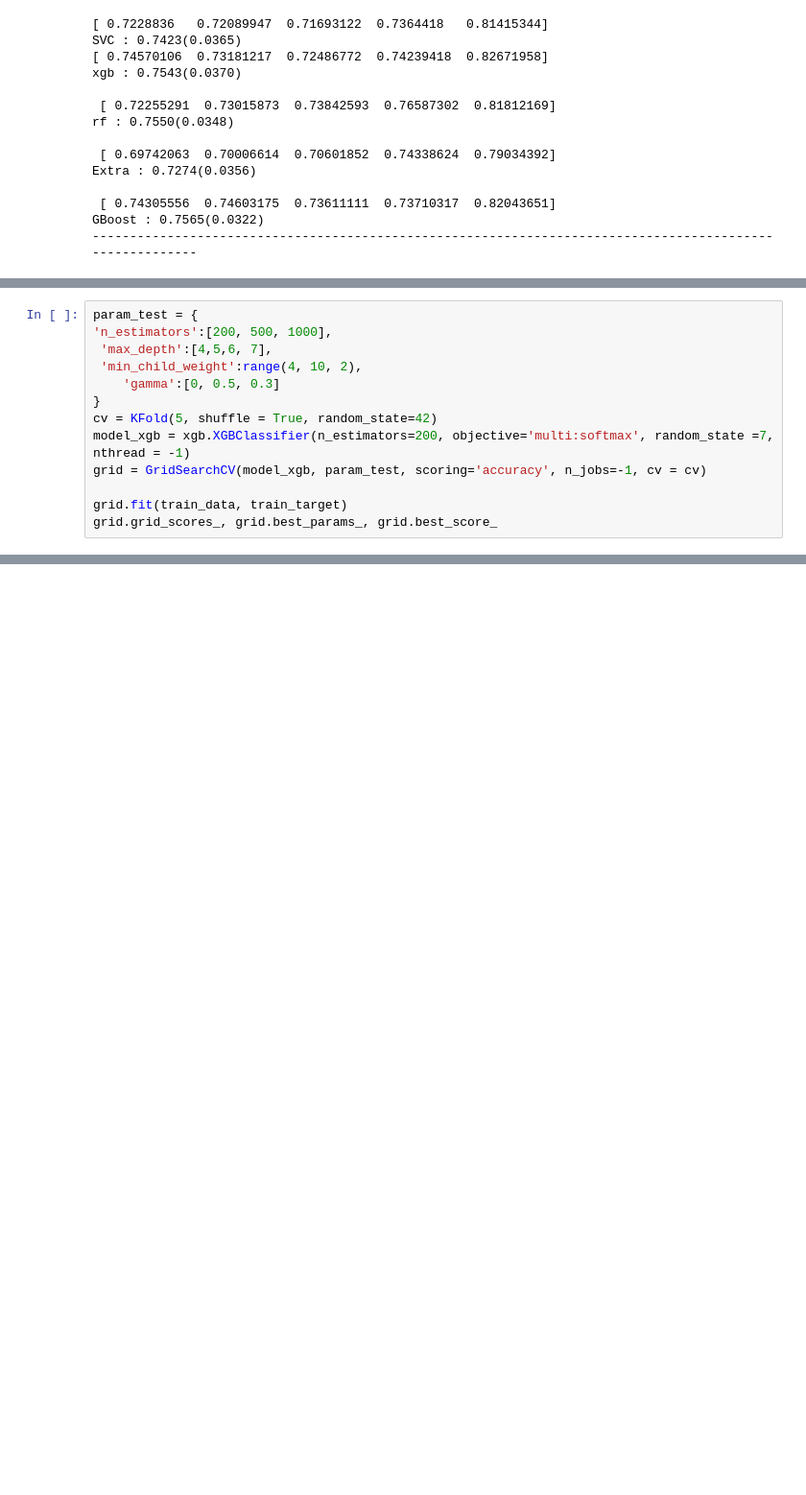
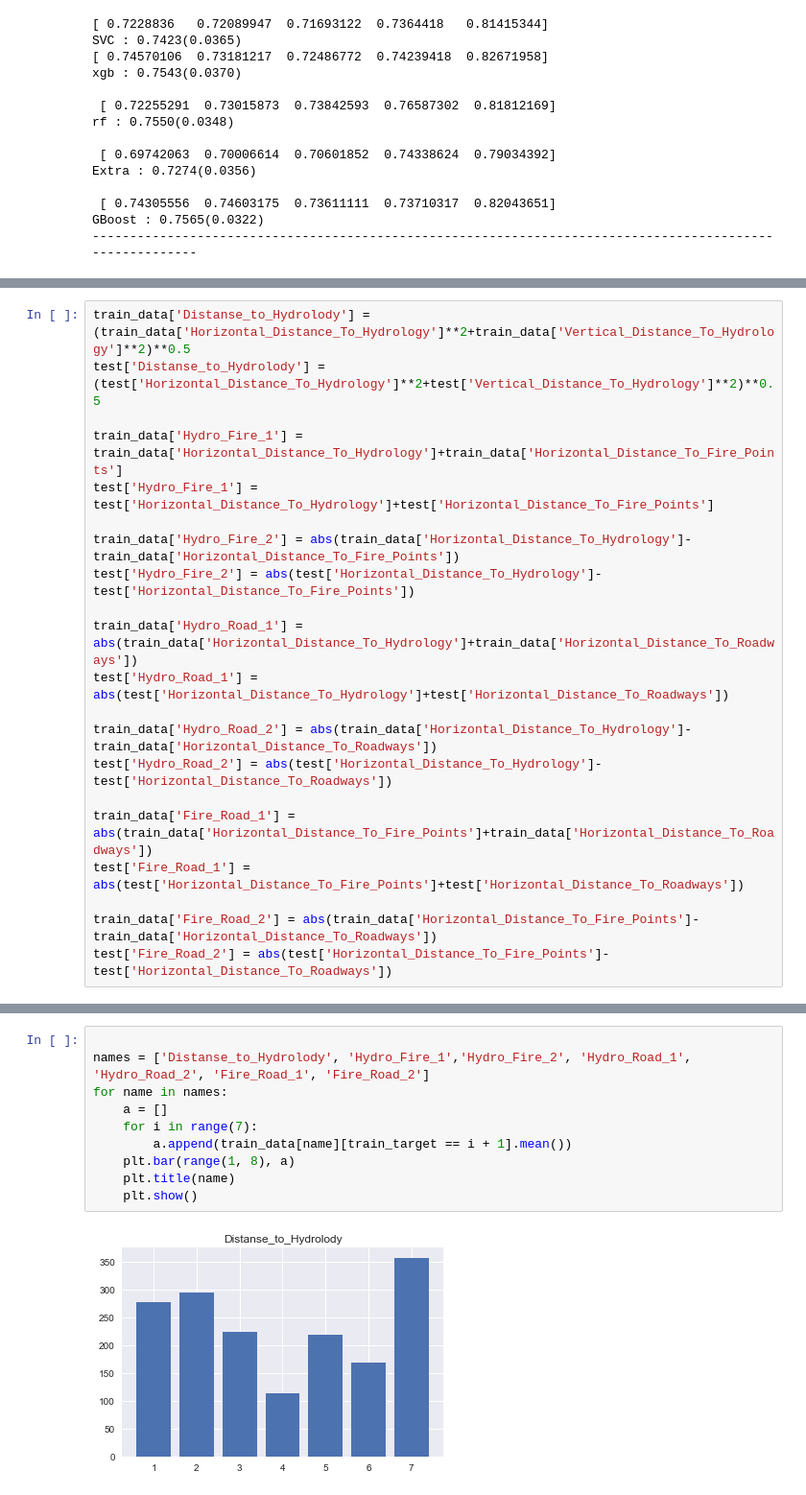
Before and after one commit to kjw1oo/Kaggle_project, a Jupyter notebook: Tree_Cover_type.ipynb, the cells around one changed output, grey strips where cells are left out. Shown at 96% size. Drawn from its saved outputs; the diff is of its cells as text; blank space fills up the shorter version.

```diff
--- a/Tree_Cover_type.ipynb
+++ b/Tree_Cover_type.ipynb
@@ -613,13 +318,0 @@ from sklearn.model_selection import GridSearchCV
-# %%
-param_test = {
-'n_estimators':[200, 500, 1000],
- 'max_depth':[4,5,6, 7],
- 'min_child_weight':range(4, 10, 2),
-    'gamma':[0, 0.5, 0.3]
-}
-cv = KFold(5, shuffle = True, random_state=42)
-model_xgb = xgb.XGBClassifier(n_estimators=200, objective='multi:softmax', random_state =7, nthread = -1)
-grid = GridSearchCV(model_xgb, param_test, scoring='accuracy', n_jobs=-1, cv = cv)
-
-grid.fit(train_data, train_target)
-grid.grid_scores_, grid.best_params_, grid.best_score_
@@ -627,0 +343,21 @@ grid.cv_results_
+# %%
+train_data['Distanse_to_Hydrolody'] = (train_data['Horizontal_Distance_To_Hydrology']**2+train_data['Vertical_Distance_To_Hydrology']**2)**0.5
+test['Distanse_to_Hydrolody'] = (test['Horizontal_Distance_To_Hydrology']**2+test['Vertical_Distance_To_Hydrology']**2)**0.5
+
+train_data['Hydro_Fire_1'] = train_data['Horizontal_Distance_To_Hydrology']+train_data['Horizontal_Distance_To_Fire_Points']
+test['Hydro_Fire_1'] = test['Horizontal_Distance_To_Hydrology']+test['Horizontal_Distance_To_Fire_Points']
+
+train_data['Hydro_Fire_2'] = abs(train_data['Horizontal_Distance_To_Hydrology']-train_data['Horizontal_Distance_To_Fire_Points'])
+test['Hydro_Fire_2'] = abs(test['Horizontal_Distance_To_Hydrology']-test['Horizontal_Distance_To_Fire_Points'])
+
+train_data['Hydro_Road_1'] = abs(train_data['Horizontal_Distance_To_Hydrology']+train_data['Horizontal_Distance_To_Roadways'])
+test['Hydro_Road_1'] = abs(test['Horizontal_Distance_To_Hydrology']+test['Horizontal_Distance_To_Roadways'])
+
+train_data['Hydro_Road_2'] = abs(train_data['Horizontal_Distance_To_Hydrology']-train_data['Horizontal_Distance_To_Roadways'])
+test['Hydro_Road_2'] = abs(test['Horizontal_Distance_To_Hydrology']-test['Horizontal_Distance_To_Roadways'])
+
+train_data['Fire_Road_1'] = abs(train_data['Horizontal_Distance_To_Fire_Points']+train_data['Horizontal_Distance_To_Roadways'])
+test['Fire_Road_1'] = abs(test['Horizontal_Distance_To_Fire_Points']+test['Horizontal_Distance_To_Roadways'])
+
+train_data['Fire_Road_2'] = abs(train_data['Horizontal_Distance_To_Fire_Points']-train_data['Horizontal_Distance_To_Roadways'])
+test['Fire_Road_2'] = abs(test['Horizontal_Distance_To_Fire_Points']-test['Horizontal_Distance_To_Roadways'])
@@ -627,0 +382,12 @@ grid.cv_results_
+# %%
+
+names = ['Distanse_to_Hydrolody', 'Hydro_Fire_1','Hydro_Fire_2', 'Hydro_Road_1', 'Hydro_Road_2', 'Fire_Road_1', 'Fire_Road_2']
+for name in names:
+    a = []
+    for i in range(7):
+        a.append(train_data[name][train_target == i + 1].mean())
+    plt.bar(range(1, 8), a)
+    plt.title(name)
+    plt.show()
+# %% [output]
+[figure, added]
```
Also changed, not shown: parts of 31 cells of this notebook.
